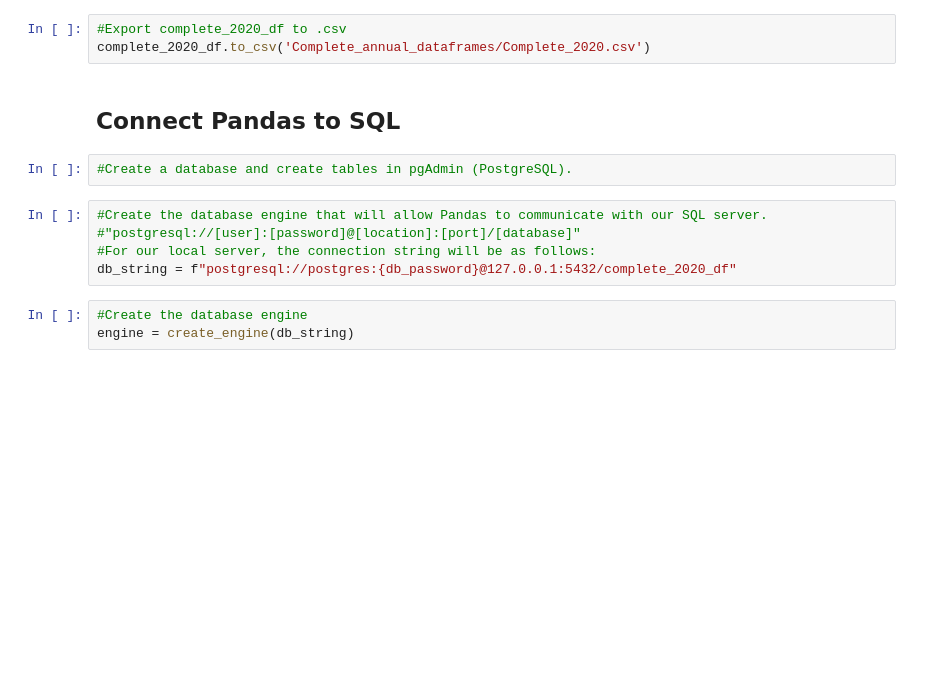
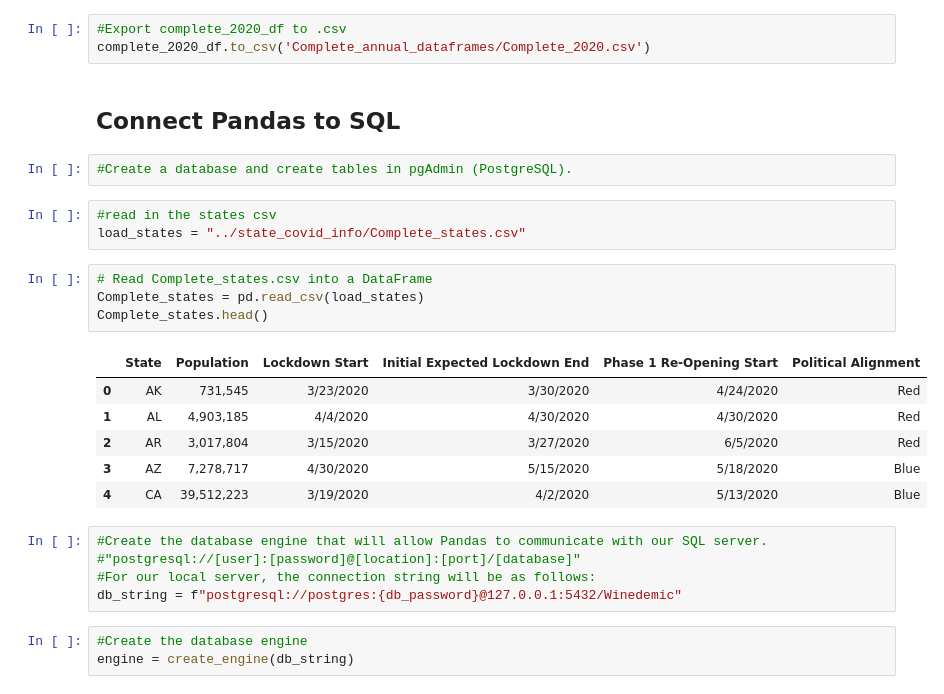
Before and after one commit to Sgant1/Winedemic, a Jupyter notebook: data_frame/Join_2020_and_Connect_SQL.ipynb, the cells around one changed output. Cells and saved outputs as stored; diff of their text form; blank space fills up the shorter version.

```diff
--- a/data_frame/Join_2020_and_Connect_SQL.ipynb
+++ b/data_frame/Join_2020_and_Connect_SQL.ipynb
@@ -217,11 +258,25 @@ complete_2020_df.to_csv('Complete_annual_dataframes/Complete_2020.csv')
 ## Connect Pandas to SQL
 # %%
 #Create a database and create tables in pgAdmin (PostgreSQL).
+# %%
+#read in the states csv
+load_states = "../state_covid_info/Complete_states.csv"
+# %%
+# Read Complete_states.csv into a DataFrame
+Complete_states = pd.read_csv(load_states)
+Complete_states.head()
+# %% [output]
+|  | State | Population | Lockdown Start | Initial Expected Lockdown End | Phase 1 Re-Opening Start | Political Alignment |
+| 0 | AK | 731,545 | 3/23/2020 | 3/30/2020 | 4/24/2020 | Red |
+| 1 | AL | 4,903,185 | 4/4/2020 | 4/30/2020 | 4/30/2020 | Red |
+| 2 | AR | 3,017,804 | 3/15/2020 | 3/27/2020 | 6/5/2020 | Red |
+| 3 | AZ | 7,278,717 | 4/30/2020 | 5/15/2020 | 5/18/2020 | Blue |
+| 4 | CA | 39,512,223 | 3/19/2020 | 4/2/2020 | 5/13/2020 | Blue |
 # %%
 #Create the database engine that will allow Pandas to communicate with our SQL server.
 #"postgresql://[user]:[password]@[location]:[port]/[database]"
 #For our local server, the connection string will be as follows:
-db_string = f"postgresql://postgres:{db_password}@127.0.0.1:5432/complete_2020_df"
+db_string = f"postgresql://postgres:{db_password}@127.0.0.1:5432/Winedemic"
 # %%
 #Create the database engine
 engine = create_engine(db_string)
```
Also changed, not shown: parts of 5 cells of this notebook.
